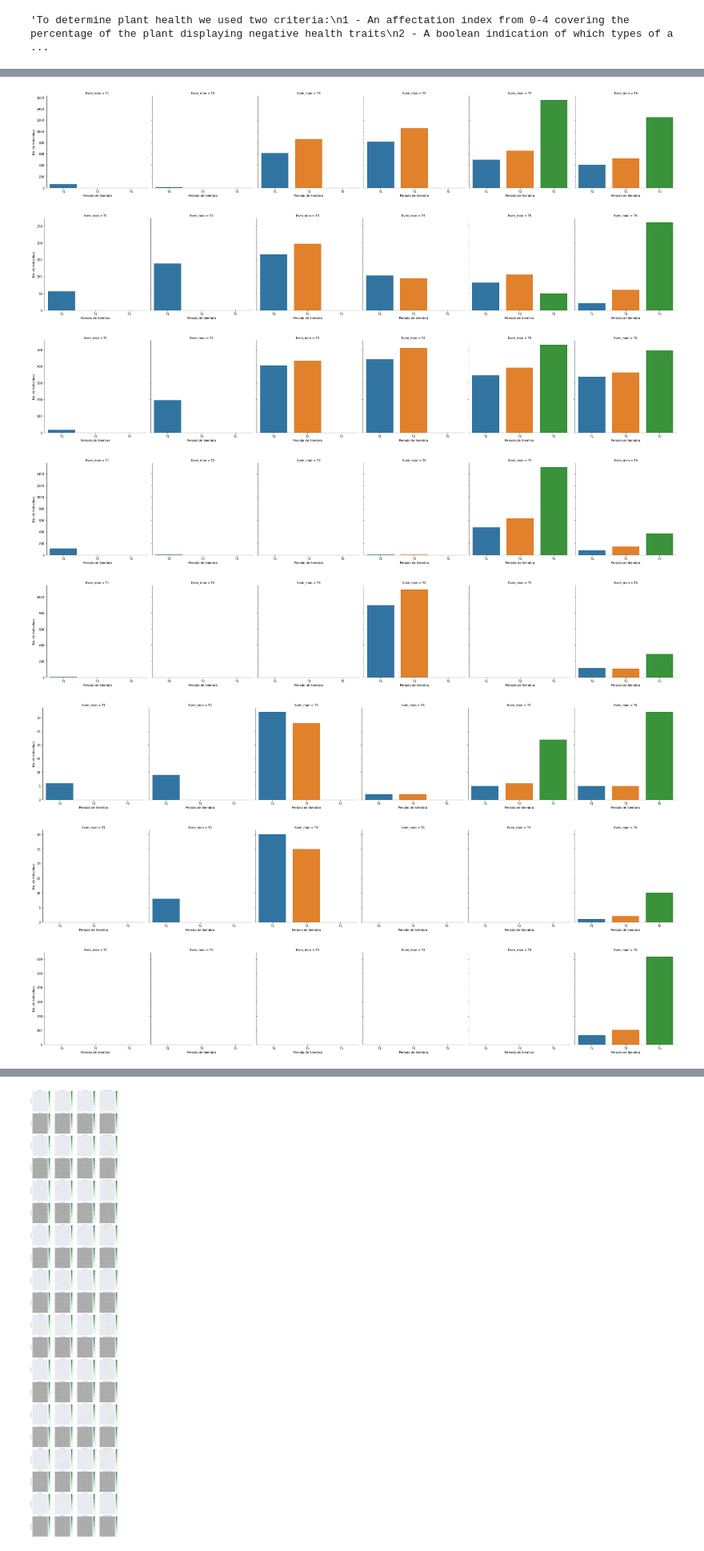
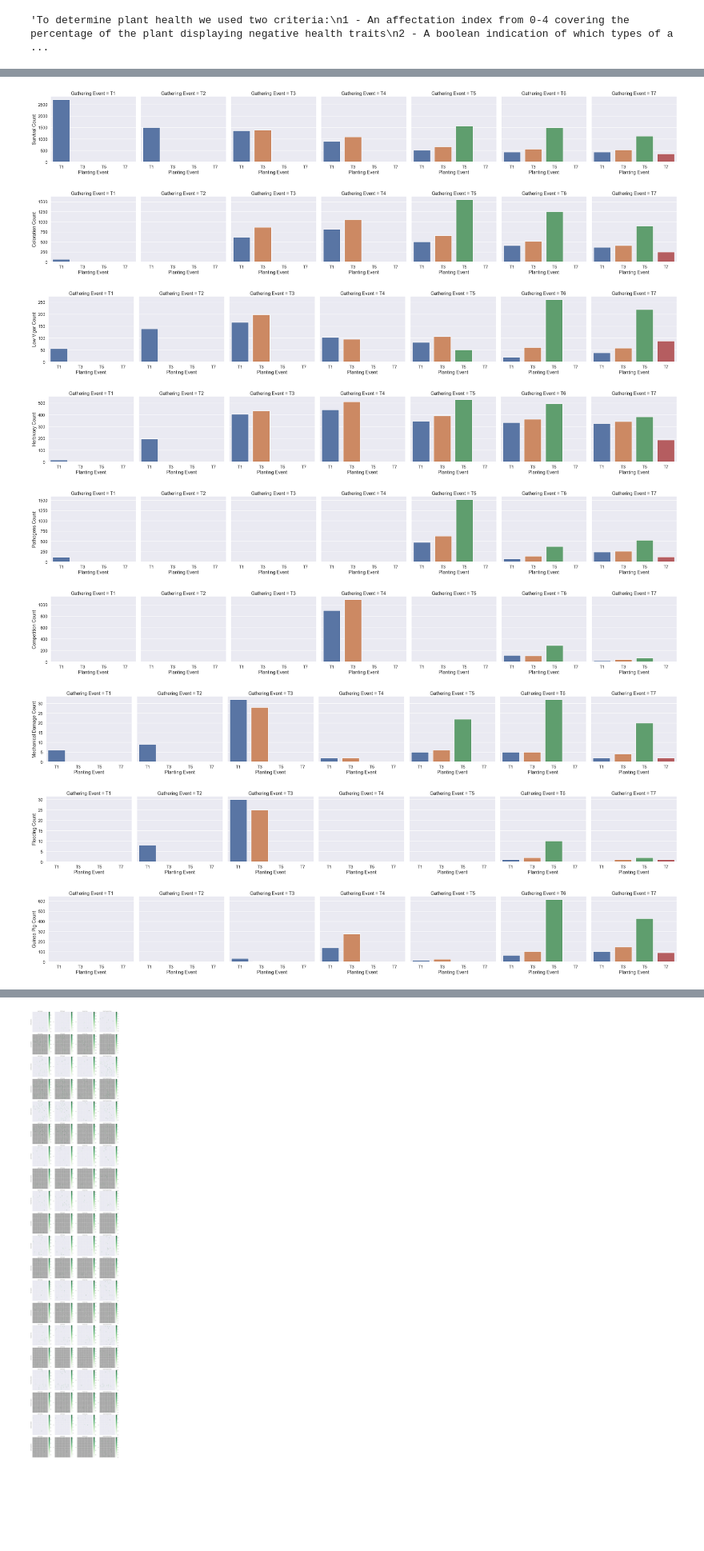
Before and after one commit to Slid61/Plant-Restoration-Data, a Jupyter notebook: Udacity Final Data Submission.ipynb, the cells around one changed output, grey strips where cells are left out. Shown at 80% size. Saved outputs shown, nothing was run; the diff lists cells and outputs as text; code cells hidden in the pictures; blank space fills up the shorter version.

Commit message:
Unified the data source and charts from both jupyter notebooks into the Udacity one. Generated more charts and continued to translate variables to English.

```diff
--- a/Udacity Final Data Submission.ipynb
+++ b/Udacity Final Data Submission.ipynb
@@ -560,5 +595,5 @@ writer.save()
 # %%
-reserve = pd.read_excel('reserve.xlsx', engine='openpyxl')
+reserve = pd.read_excel('Reserve.xlsx', engine='openpyxl')
 # %%
 reserve.head()
 # %% [output]
@@ -784,38 +835,46 @@ affectations_per_period
 # %%
 # Here we plot the types of affectations over time.
-affectations_per_period = reserve.groupby(['Even_mon', 'Period planted'])[affectations].count().reset_index()
-affectations_per_period
+affectations_per_period = reserve.groupby(['Even_mon', 'Period planted'])[affectations].sum().reset_index()
+affectations_per_period.rename(columns={'Even_mon':'Gathering Event'}, inplace=True)
+aff_dict = {'Sup_Ind' : 'Survival',
+ 'Coloracion': 'Coloration',
+ 'Vigor bajo': 'Low Vigor',
+ 'Herbivoria': 'Herbivory',
+ 'Patogenos': 'Pathogens',
+ 'Competencia': 'Competition',
+ 'Daño mecanico': 'Mechanical Damage',
+ 'Anegamiento': 'Flooding',
+ 'Daño por Curi': 'Guinea Pig'}
 
 for aff in affectations:
     fig = sns.catplot(x="Period planted",
                       y=aff,
                       hue="Period planted",
-                      col='Even_mon',
+                      col='Gathering Event',
                       data=affectations_per_period,
                       kind='bar',
                       dodge=False)
-    fig.set_axis_labels('Periodo de Siembra', 'No. de Individuos')
+    fig.set_axis_labels('Planting Event', f'{aff_dict[aff]} Count')
 
 
 # It's unknown if the T1 plants were healthier at the beginning or if we simply changed our sample methods
 # Starting from T2 it appears that internal plant factors like Coloration stay steady or decrease slightly over time
 # Younger plants seem to suffer more from Low Vigor which will then decrease over time
 # Herbivory seems to be fairly constant, which would make sense if the animals in question maintained steady populations
 # Pathogens seem to have been measured mostly in T5 and affected younger plants disproportionately. Is this sampling error?
 # Competition from exotic species seems to have been poorly tracked overall. The spike in T4 was due to a lack of cutting the grass
 # Mechanical damage also seems inconsistently tracked. It does however seem to affect younger plants more.
 # Waterlogging seems to be a periodic issue and not one that affects plants in a particularly strong fashion
 # Previously the damage from Guinea Pigs was measured as Herbivory until T6, and is possibly counted twice in T6. They seem to favor the young plants.
-
-'Coloracion', 'Vigor bajo', 'Herbivoria', 'Patogenos', 'Competencia', 'Daño mecanico', 'Anegamiento', 'Daño por Curi'
 # %% [output]
-[figure, old version]
+[figure, new version]
-[figure, old version]
+[figure, new version]
-[figure, old version]
+[figure, new version]
-[figure, old version]
+[figure, new version]
-[figure, old version]
+[figure, new version]
-[figure, old version]
+[figure, new version]
-[figure, old version]
+[figure, new version]
-[figure, old version]
+[figure, new version]
+[figure, added]
 # %%
 # Let's do it again without hue differentiation to see how overall populations were affected
```
Also changed, not shown: parts of 52 cells of this notebook, 4 other files.
